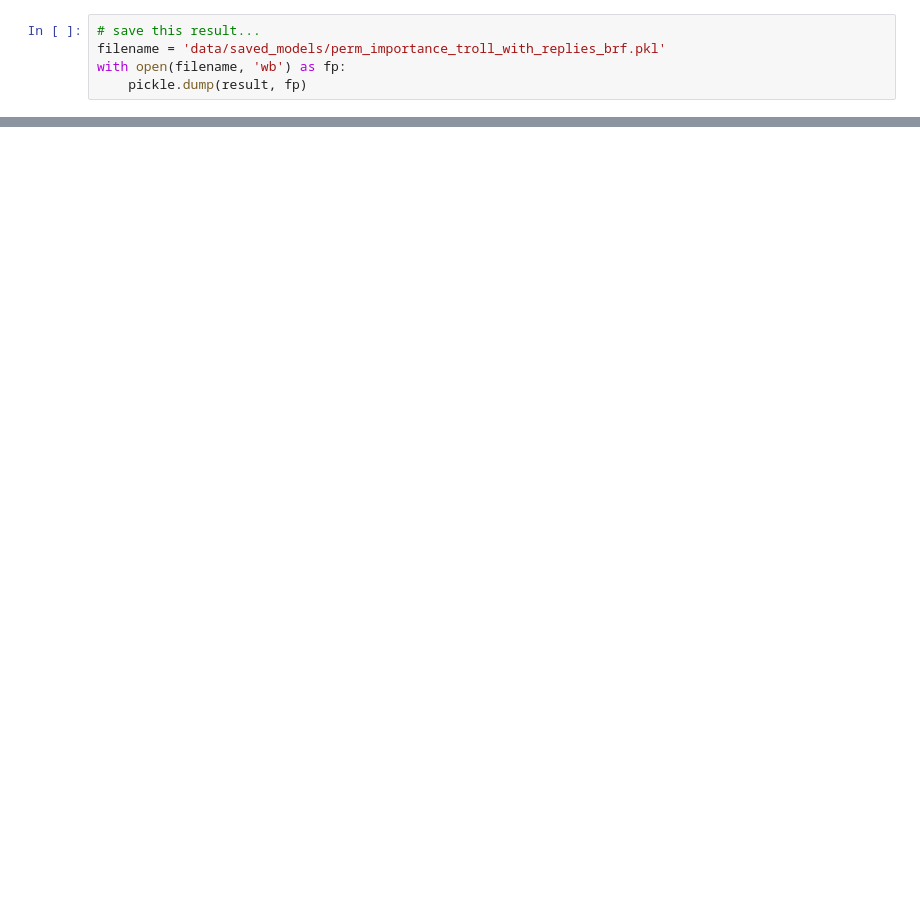
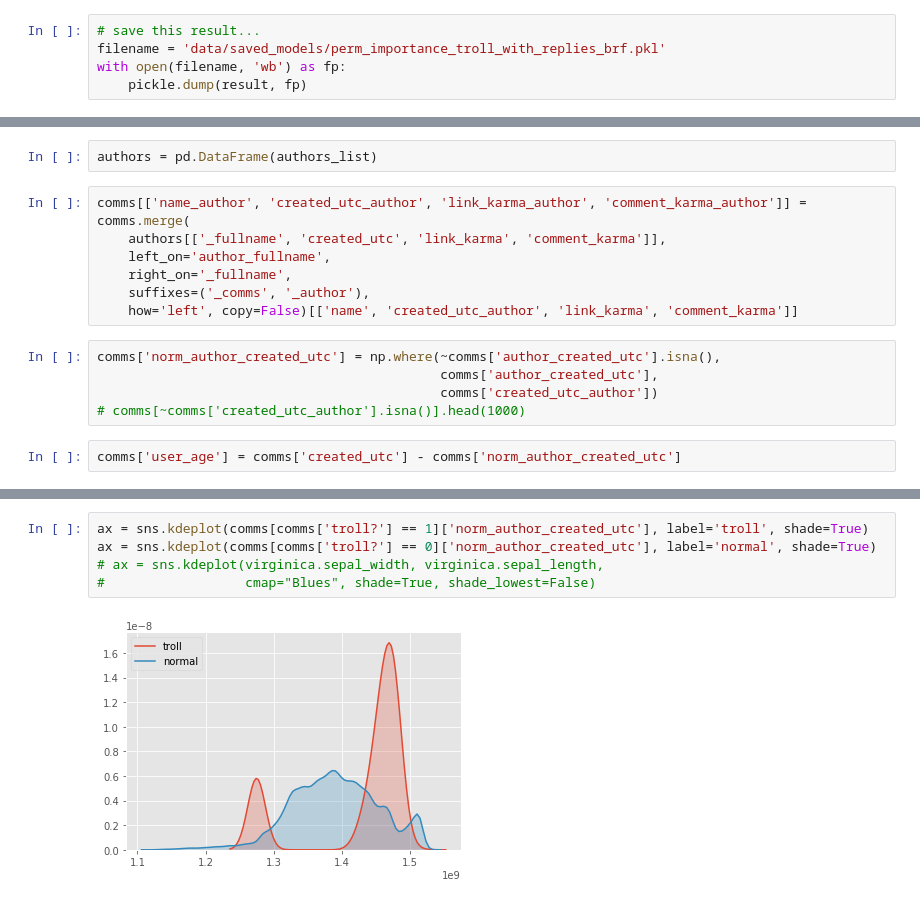
Before and after one commit to cfdv/troll_classifier, a Jupyter notebook: diffuse_child_of_troll_to_parent_to_classify.ipynb, the cells around one changed output, grey strips where cells are left out. Drawn from its saved outputs; the diff is of its cells as text; blank space fills up the shorter version.

```diff
--- a/diffuse_child_of_troll_to_parent_to_classify.ipynb
+++ b/diffuse_child_of_troll_to_parent_to_classify.ipynb
@@ -851,0 +852,16 @@ print_top_words(nmf, tfidf_feature_names, n_top_words)
+# %%
+authors = pd.DataFrame(authors_list)
+# %%
+comms[['name_author', 'created_utc_author', 'link_karma_author', 'comment_karma_author']] = comms.merge(
+    authors[['_fullname', 'created_utc', 'link_karma', 'comment_karma']],
+    left_on='author_fullname',
+    right_on='_fullname',
+    suffixes=('_comms', '_author'),
+    how='left', copy=False)[['name', 'created_utc_author', 'link_karma', 'comment_karma']]
+# %%
+comms['norm_author_created_utc'] = np.where(~comms['author_created_utc'].isna(),
+                                            comms['author_created_utc'],
+                                            comms['created_utc_author'])
+# comms[~comms['created_utc_author'].isna()].head(1000)
+# %%
+comms['user_age'] = comms['created_utc'] - comms['norm_author_created_utc']
@@ -851,0 +888,7 @@ print_top_words(nmf, tfidf_feature_names, n_top_words)
+# %%
+ax = sns.kdeplot(comms[comms['troll?'] == 1]['norm_author_created_utc'], label='troll', shade=True)
+ax = sns.kdeplot(comms[comms['troll?'] == 0]['norm_author_created_utc'], label='normal', shade=True)
+# ax = sns.kdeplot(virginica.sepal_width, virginica.sepal_length,
+#                  cmap="Blues", shade=True, shade_lowest=False)
+# %% [output]
+[figure, added]
```
Also changed, not shown: parts of 57 cells of this notebook.
